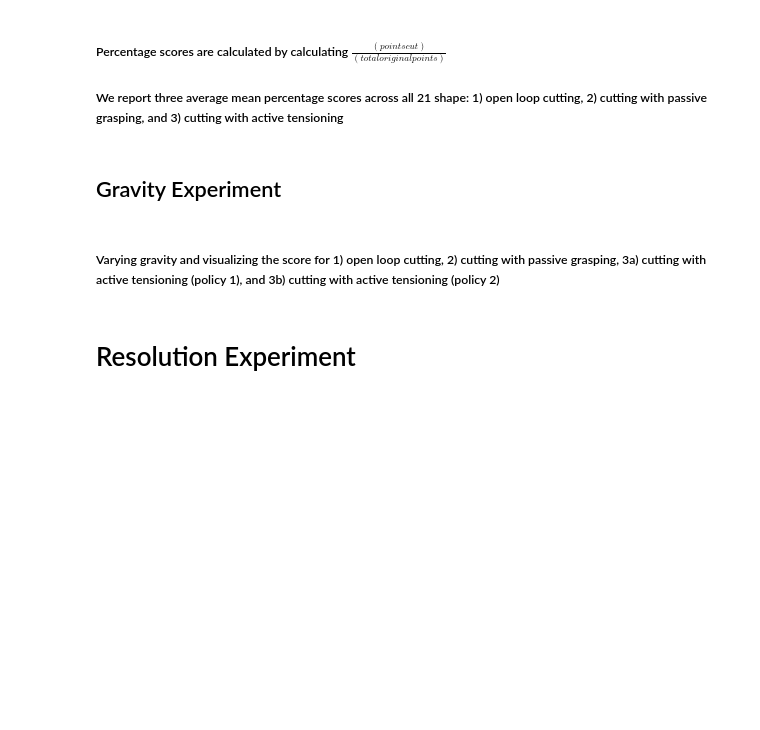
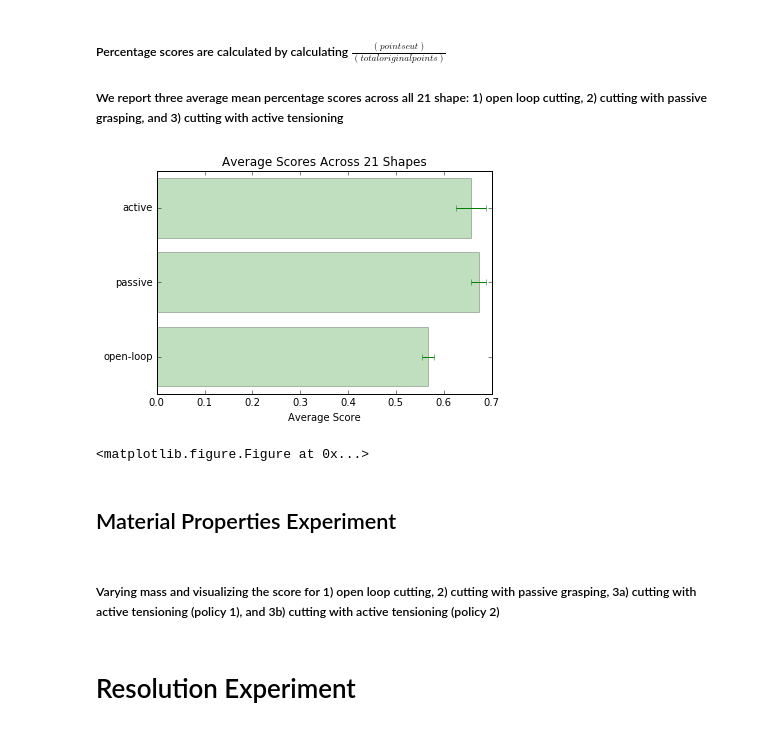
Before and after one commit to BerkeleyAutomation/cloth_simulation, a Jupyter notebook: Figures.ipynb, the cells around one changed output. Saved outputs shown, nothing was run; the diff lists cells and outputs as text; code cells hidden in the pictures; blank space fills up the shorter version.

Commit message:
Fixes to figures

```diff
--- a/Figures.ipynb
+++ b/Figures.ipynb
@@ -132,10 +132,48 @@ pts_21 &  0.594 $\pm$ 0.021 &  0.767 $\pm$ 0.011 &  0.537 $\pm$ 0.021 \\
 # %% [markdown]
 ##### Percentage scores are calculated by calculating $\frac{(points cut)}{(total original points)}$
 ##### We report three average mean percentage scores across all 21 shape: 1) open loop cutting, 2) cutting with passive grasping, and 3) cutting with active tensioning
+# %%
+num_shapes = 21
+index = []
+scores_open = []
+scores_hold = []
+scores_tens = []
+
+for i in range(1, num_shapes+1):
+    filename = 'pts_%d' %(i)
+    filepath = dir_data + filename
+    # open loop
+    d = pickle.load(open(filepath+"/noholds", "rb"))
+    totalpts = d['totalpts'] + 0.0
+    scores_open = scores_open + [x / (totalpts) for x in d['scores']]
+    # passive grasping
+    d = pickle.load(open(filepath+"/holds", "rb"))
+    scores_hold = scores_hold + [x / (totalpts) for x in d['scores']]
+    # active tensioning
+    d = pickle.load(open(filepath+"/data%d.p" %(i), "rb"))
+    scores_tens = scores_tens + [x / (totalpts) for x in d]
+    index.append(filename)
+
+# Visualize in a bar graph
+modes = ['open-loop', 'passive', 'active']
+y_pos = np.arange(len(modes))
+scores = [np.mean(scores_open), np.mean(scores_hold), np.mean(scores_tens)]
+error = [2*stats.sem(scores_open), 2*stats.sem(scores_hold), 2*stats.sem(scores_tens)]
+
+plt.barh(y_pos, scores, xerr=error, align='center', alpha=0.25, color='g', ecolor='g')
+plt.yticks(y_pos, modes)
+plt.xlabel('Average Score')
+plt.title('Average Scores Across 21 Shapes')
+plt.show()
+
+plt.savefig(dir_figs+'avg_scores_bar'+'.svg', format='svg', facecolor='w', edgecolor='w')
+# %% [output]
+[figure, added]
+<matplotlib.figure.Figure at 0x...>
 # %% [markdown]
-## Gravity Experiment
+## Material Properties Experiment
 # %% [markdown]
-##### Varying gravity and visualizing the score for 1) open loop cutting, 2) cutting with passive grasping, 3a) cutting with active tensioning (policy 1), and 3b) cutting with active tensioning (policy 2)
+##### Varying mass and visualizing the score for 1) open loop cutting, 2) cutting with passive grasping, 3a) cutting with active tensioning (policy 1), and 3b) cutting with active tensioning (policy 2)
 # %% [markdown]
 # Resolution Experiment
 # %% [markdown]
```
Also changed, not shown: parts of 3 cells of this notebook, 33 other files.
